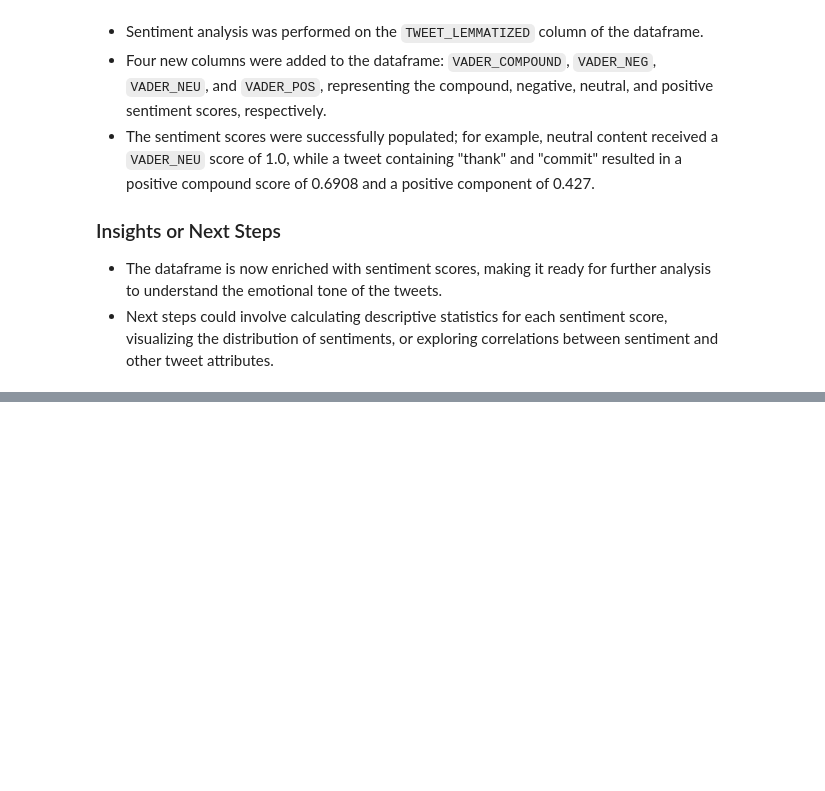
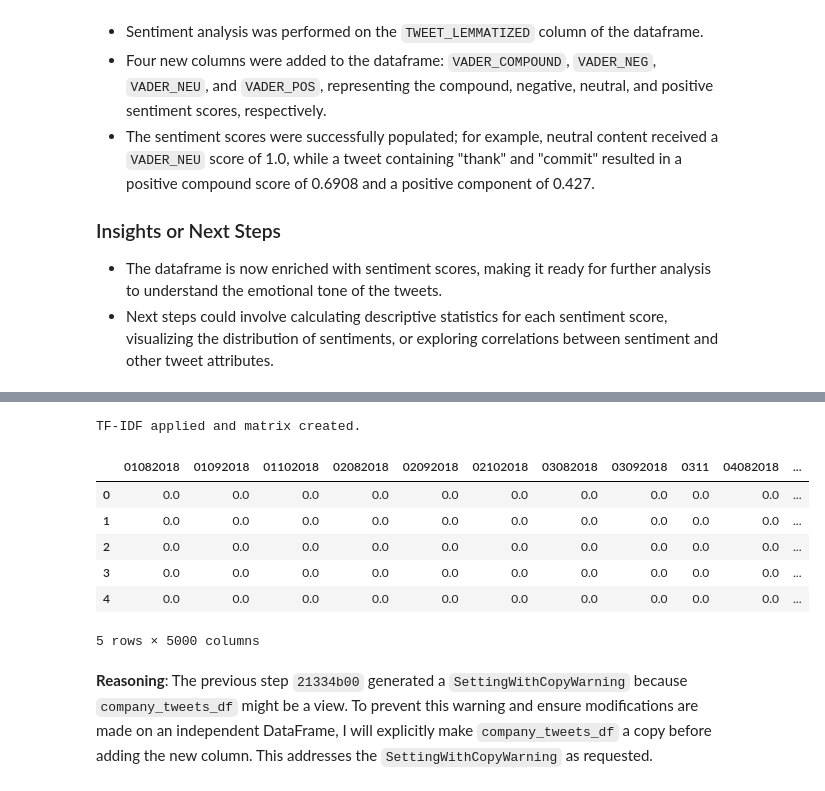
Before and after one commit to Mart1n2015/CODERHOUSE-DSIII, a Jupyter notebook: TRABAJO MARTIN CERIOLI .ipynb, the cells around one changed output, grey strips where cells are left out. Drawn from its saved outputs; the diff is of its cells as text; code cells hidden in the pictures; blank space fills up the shorter version.

```diff
--- a/TRABAJO MARTIN CERIOLI .ipynb
+++ b/TRABAJO MARTIN CERIOLI .ipynb
@@ -384,0 +589,30 @@ Confirmar que el análisis de sentimiento ha sido aplicado exitosamente y el Dat
+# %%
+from sklearn.feature_extraction.text import TfidfVectorizer
+import pandas as pd
+
+# Join the lemmatized tokens back into strings for TF-IDF Vectorizer
+dataframe['TWEET_LEMMATIZED_STR'] = dataframe['TWEET_LEMMATIZED'].apply(lambda x: ' '.join(x))
+
+# Initialize TfidfVectorizer
+tfidf_vectorizer = TfidfVectorizer(max_features=5000) # Consider top 5000 features
+
+# Fit and transform the lemmatized tweets
+tfidf_matrix = tfidf_vectorizer.fit_transform(dataframe['TWEET_LEMMATIZED_STR'])
+
+# Convert the TF-IDF matrix to a DataFrame
+tfidf_df = pd.DataFrame(tfidf_matrix.toarray(), columns=tfidf_vectorizer.get_feature_names_out())
+
+print("TF-IDF applied and matrix created.")
+display(tfidf_df.head())
+# %% [output]
+TF-IDF applied and matrix created.
+|  | 01082018 | 01092018 | 01102018 | 02082018 | 02092018 | 02102018 | 03082018 | 03092018 | 0311 | 04082018 | ... |
+| 0 | 0.0 | 0.0 | 0.0 | 0.0 | 0.0 | 0.0 | 0.0 | 0.0 | 0.0 | 0.0 | ... |
+| 1 | 0.0 | 0.0 | 0.0 | 0.0 | 0.0 | 0.0 | 0.0 | 0.0 | 0.0 | 0.0 | ... |
+| 2 | 0.0 | 0.0 | 0.0 | 0.0 | 0.0 | 0.0 | 0.0 | 0.0 | 0.0 | 0.0 | ... |
+| 3 | 0.0 | 0.0 | 0.0 | 0.0 | 0.0 | 0.0 | 0.0 | 0.0 | 0.0 | 0.0 | ... |
+| 4 | 0.0 | 0.0 | 0.0 | 0.0 | 0.0 | 0.0 | 0.0 | 0.0 | 0.0 | 0.0 | ... |
+5 rows × 5000 columns
+# %% [markdown]
+**Reasoning**:
+The previous step `21334b00` generated a `SettingWithCopyWarning` because `company_tweets_df` might be a view. To prevent this warning and ensure modifications are made on an independent DataFrame, I will explicitly make `company_tweets_df` a copy before adding the new column. This addresses the `SettingWithCopyWarning` as requested.
```
Also changed, not shown: parts of 51 cells of this notebook.
